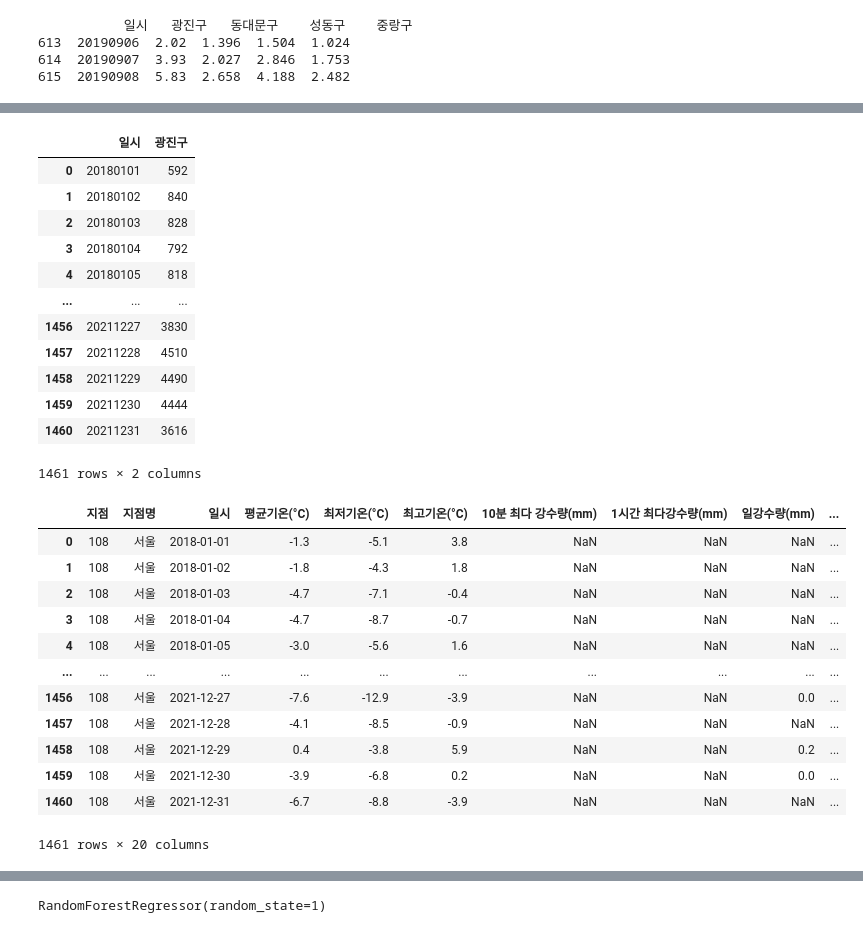
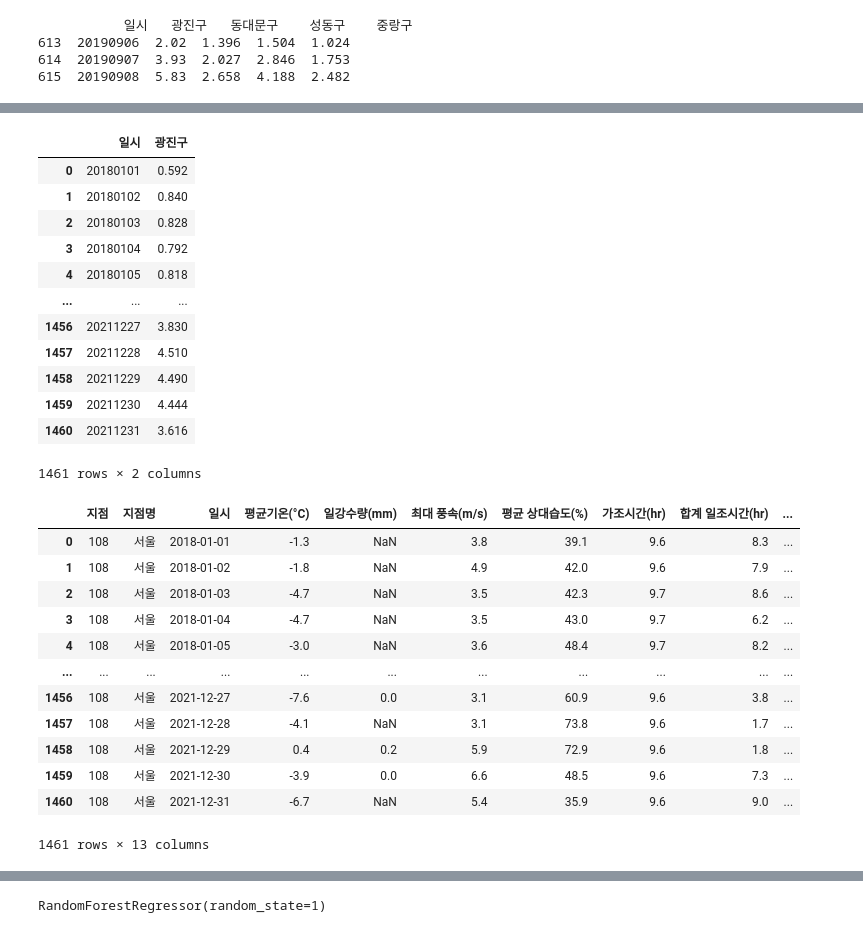
Before and after one commit to woojinhong03/My_Study_In_2022, a Jupyter notebook: uos/uos_test.ipynb, the cells around one changed output, grey strips where cells are left out. Saved outputs shown, nothing was run; the diff lists cells and outputs as text; code cells hidden in the pictures.

```diff
--- a/uos/uos_test.ipynb
+++ b/uos/uos_test.ipynb
@@ -116,41 +47,41 @@ None
 # %%
 df = df.drop(['동대문구','성동구','중랑구'],axis=1)
-df['광진구'] = df['광진구']*1000
-df = df.astype({'광진구': 'int'})
+# df['광진구'] = df['광진구']*1000
+# df = df.astype({'광진구': 'int'})
 df
 # %% [output]
 |  | 일시 | 광진구 |
-| 0 | 20180101 | 592 |
-| 1 | 20180102 | 840 |
-| 2 | 20180103 | 828 |
-| 3 | 20180104 | 792 |
-| 4 | 20180105 | 818 |
+| 0 | 20180101 | 0.592 |
+| 1 | 20180102 | 0.840 |
+| 2 | 20180103 | 0.828 |
+| 3 | 20180104 | 0.792 |
+| 4 | 20180105 | 0.818 |
 | ... | ... | ... |
-| 1456 | 20211227 | 3830 |
-| 1457 | 20211228 | 4510 |
-| 1458 | 20211229 | 4490 |
-| 1459 | 20211230 | 4444 |
-| 1460 | 20211231 | 3616 |
+| 1456 | 20211227 | 3.830 |
+| 1457 | 20211228 | 4.510 |
+| 1458 | 20211229 | 4.490 |
+| 1459 | 20211230 | 4.444 |
+| 1460 | 20211231 | 3.616 |
 1461 rows × 2 columns
 # %%
 df.columns = ['date','Gwangjin-gu']
 # %%
-weather = pd.read_csv('weather_test.csv', encoding='cp949')
+weather = pd.read_csv('weather1.csv', encoding='cp949')
 weather
 # %% [output]
-|  | 지점 | 지점명 | 일시 | 평균기온(°C) | 최저기온(°C) | 최고기온(°C) | 10분 최다 강수량(mm) | 1시간 최다강수량(mm) | 일강수량(mm) | ... |
-| 0 | 108 | 서울 | 2018-01-01 | -1.3 | -5.1 | 3.8 | NaN | NaN | NaN | ... |
-| 1 | 108 | 서울 | 2018-01-02 | -1.8 | -4.3 | 1.8 | NaN | NaN | NaN | ... |
-| 2 | 108 | 서울 | 2018-01-03 | -4.7 | -7.1 | -0.4 | NaN | NaN | NaN | ... |
-| 3 | 108 | 서울 | 2018-01-04 | -4.7 | -8.7 | -0.7 | NaN | NaN | NaN | ... |
-| 4 | 108 | 서울 | 2018-01-05 | -3.0 | -5.6 | 1.6 | NaN | NaN | NaN | ... |
+|  | 지점 | 지점명 | 일시 | 평균기온(°C) | 일강수량(mm) | 최대 풍속(m/s) | 평균 상대습도(%) | 가조시간(hr) | 합계 일조시간(hr) | ... |
+| 0 | 108 | 서울 | 2018-01-01 | -1.3 | NaN | 3.8 | 39.1 | 9.6 | 8.3 | ... |
+| 1 | 108 | 서울 | 2018-01-02 | -1.8 | NaN | 4.9 | 42.0 | 9.6 | 7.9 | ... |
+| 2 | 108 | 서울 | 2018-01-03 | -4.7 | NaN | 3.5 | 42.3 | 9.7 | 8.6 | ... |
+| 3 | 108 | 서울 | 2018-01-04 | -4.7 | NaN | 3.5 | 43.0 | 9.7 | 6.2 | ... |
+| 4 | 108 | 서울 | 2018-01-05 | -3.0 | NaN | 3.6 | 48.4 | 9.7 | 8.2 | ... |
 | ... | ... | ... | ... | ... | ... | ... | ... | ... | ... | ... |
-| 1456 | 108 | 서울 | 2021-12-27 | -7.6 | -12.9 | -3.9 | NaN | NaN | 0.0 | ... |
-| 1457 | 108 | 서울 | 2021-12-28 | -4.1 | -8.5 | -0.9 | NaN | NaN | NaN | ... |
-| 1458 | 108 | 서울 | 2021-12-29 | 0.4 | -3.8 | 5.9 | NaN | NaN | 0.2 | ... |
-| 1459 | 108 | 서울 | 2021-12-30 | -3.9 | -6.8 | 0.2 | NaN | NaN | 0.0 | ... |
-| 1460 | 108 | 서울 | 2021-12-31 | -6.7 | -8.8 | -3.9 | NaN | NaN | NaN | ... |
+| 1456 | 108 | 서울 | 2021-12-27 | -7.6 | 0.0 | 3.1 | 60.9 | 9.6 | 3.8 | ... |
+| 1457 | 108 | 서울 | 2021-12-28 | -4.1 | NaN | 3.1 | 73.8 | 9.6 | 1.7 | ... |
+| 1458 | 108 | 서울 | 2021-12-29 | 0.4 | 0.2 | 5.9 | 72.9 | 9.6 | 1.8 | ... |
+| 1459 | 108 | 서울 | 2021-12-30 | -3.9 | 0.0 | 6.6 | 48.5 | 9.6 | 7.3 | ... |
+| 1460 | 108 | 서울 | 2021-12-31 | -6.7 | NaN | 5.4 | 35.9 | 9.6 | 9.0 | ... |
-1461 rows × 20 columns
+1461 rows × 13 columns
 # %%
 weather = weather.drop(['지점','지점명','일시'],axis=1)
 weather = weather.fillna(0)
```
Also changed, not shown: parts of 26 cells of this notebook, 3 other files.
